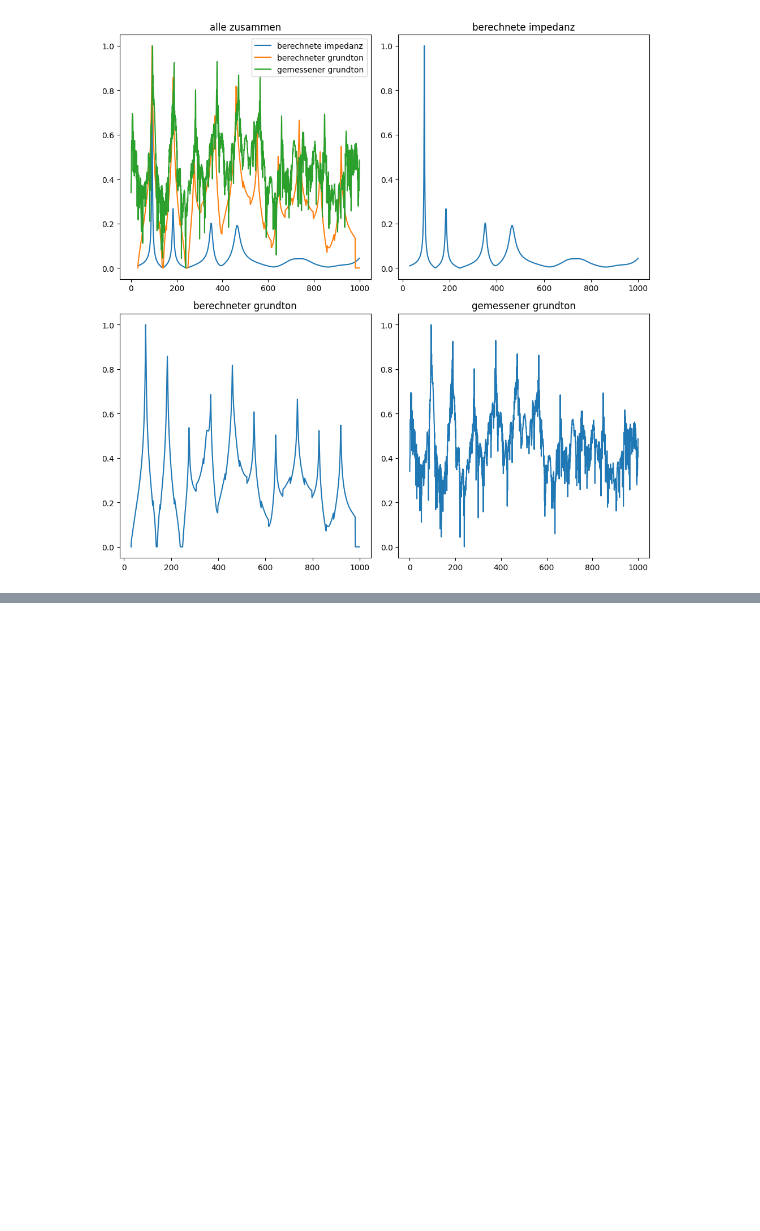
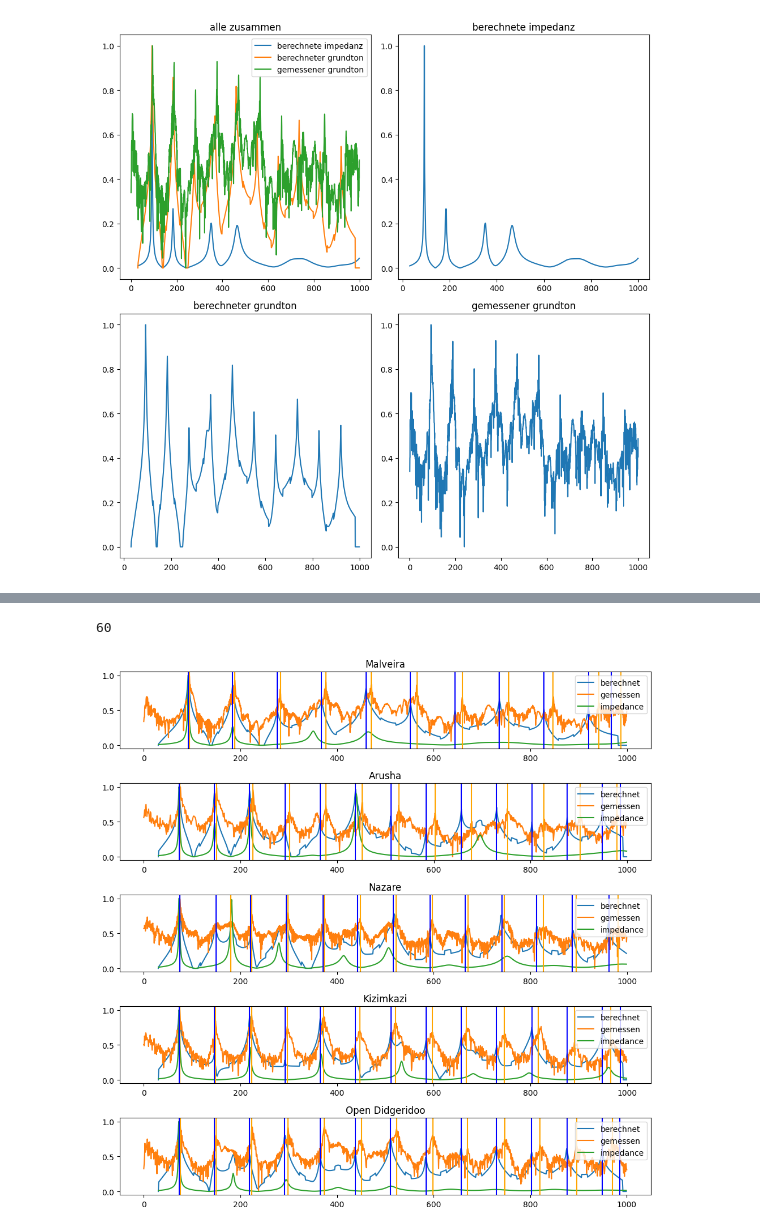
Before and after one commit to jnehring/didge-lab, a Jupyter notebook: src/experiments/fft-analysis/didge-archive.ipynb, the cells around one changed output, grey strips where cells are left out. Drawn from its saved outputs; the diff is of its cells as text; code cells hidden in the pictures; blank space fills up the shorter version.

```diff
--- a/src/experiments/fft-analysis/didge-archive.ipynb
+++ b/src/experiments/fft-analysis/didge-archive.ipynb
@@ -307,0 +402,61 @@ array([7, 5, 5, 5, 5, 5, 5, 1, 1, 1, 8, 8, 8, 9, 0, 0, 0, 4, 4, 2, 4, 2,
+# %%
+window_freq
+# %% [output]
+60
+# %%
+computed_maxima = []
+measured_maxima = []
+for i in range(len(archive)):
+    fft_maxima = get_harmonic_maxima(freq, spectrum)
+    measured_maxima.append(fft_maxima)
+    ground_maxima = get_harmonic_maxima(ground_freqs, ground_vols)
+    computed_maxima.append(ground_maxima)
+# %%
+fig, axs = plt.subplots(len(archive), 1, figsize=(10,10))
+
+didges = []
+
+computed_maxima = []
+measured_maxima = []
+for i in range(len(archive)):
+    geo = json.load(open(os.path.join(archive_path, archive[i]["geometry"]), "r"))
+    geo = Geo(geo)
+    cadsd = geo.get_cadsd()
+    ground_spektrum=cadsd.get_ground_spektrum()
+    ground_freqs = np.array(list(ground_spektrum.keys()))
+    ground_vols = np.array(list(ground_spektrum.values()))
+    ground_vols -= ground_vols.min()
+    ground_vols /= ground_vols.max()
+    axs[i].plot(ground_freqs, ground_vols, label="berechnet")
+
+    sound_file = os.path.join(archive_path, archive[i]["audio-samples"]["neutral-sound"])
+    freq, spectrum = do_fft(sound_file)
+    spectrum = np.log2(spectrum)
+    spectrum -= spectrum.min()
+    spectrum /= spectrum.max()
+
+    axs[i].plot(freq, spectrum, label=f"gemessen")
+
+    impedance_spektrum = cadsd.get_impedance_spektrum()
+    impedance_freqs = impedance_spektrum.freq
+    impedance_amps = impedance_spektrum.impedance
+    impedance_amps -= impedance_amps.min()
+    impedance_amps /= impedance_amps.max()
+    axs[i].plot(impedance_freqs, impedance_amps, label=f"impedance")
+
+    fft_maxima = get_harmonic_maxima(freq, spectrum)
+    measured_maxima.append(fft_maxima)
+    for m in fft_maxima:
+        axs[i].axvline(x=m, color="orange")
+
+    ground_maxima = get_harmonic_maxima(ground_freqs, ground_vols)
+    computed_maxima.append(ground_maxima)
+    for m in ground_maxima:
+        axs[i].axvline(x=m, color="blue")
+
+    axs[i].legend()
+    axs[i].set_title(archive[i]["name"])
+
+fig.tight_layout()
+# %% [output]
+[figure, added]
```
Also changed, not shown: parts of 14 cells of this notebook, 7 other files.
